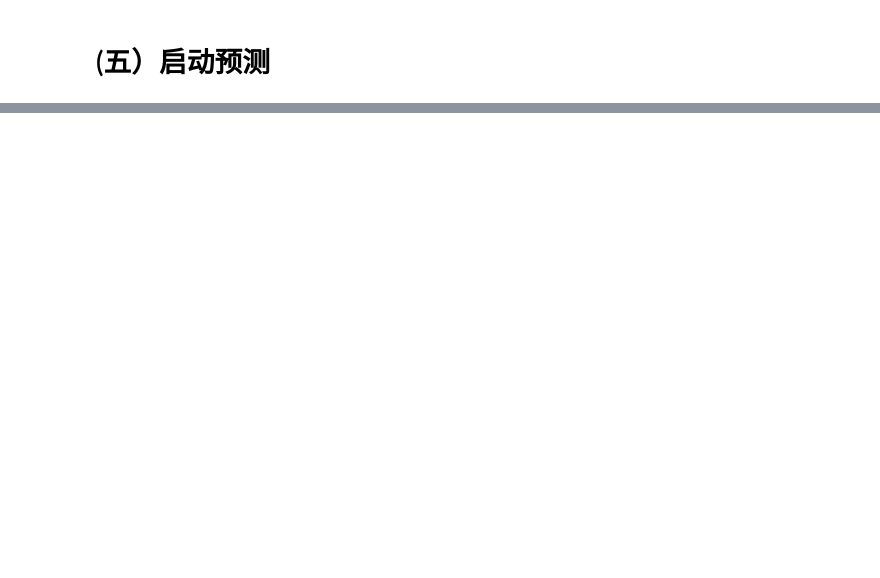
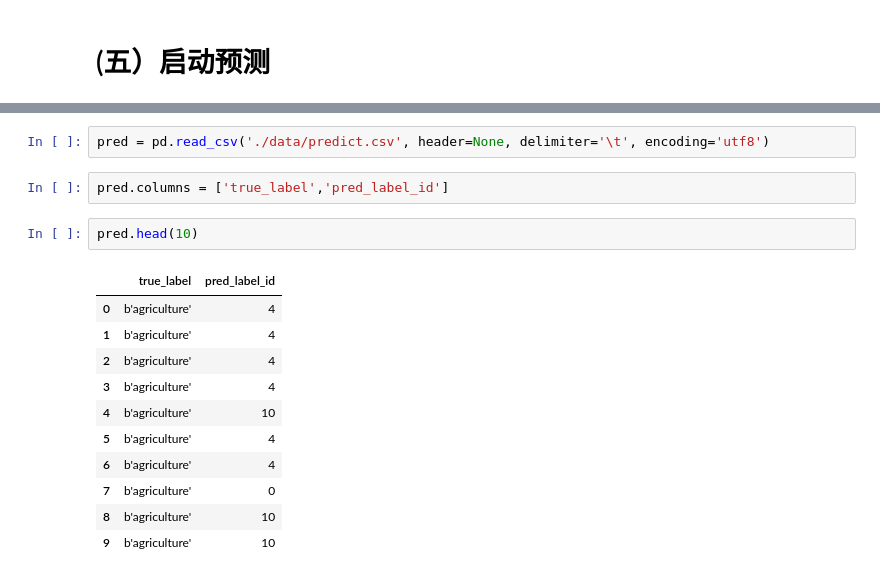
Before and after one commit to alibaba/EasyTransfer, a Jupyter notebook: examples/easytransfer-quick_start.ipynb, the cells around one changed output, grey strips where cells are left out. Drawn from its saved outputs; the diff is of its cells as text; blank space fills up the shorter version.

```diff
--- a/examples/easytransfer-quick_start.ipynb
+++ b/examples/easytransfer-quick_start.ipynb
@@ -289,0 +289,18 @@ ValueError: The passed save_path is not a valid checkpoint: model_dir/model.ckpt
+# %%
+pred = pd.read_csv('./data/predict.csv', header=None, delimiter='\t', encoding='utf8')
+# %%
+pred.columns = ['true_label','pred_label_id']
+# %%
+pred.head(10)
+# %% [output]
+|  | true_label | pred_label_id |
+| 0 | b'agriculture' | 4 |
+| 1 | b'agriculture' | 4 |
+| 2 | b'agriculture' | 4 |
+| 3 | b'agriculture' | 4 |
+| 4 | b'agriculture' | 10 |
+| 5 | b'agriculture' | 4 |
+| 6 | b'agriculture' | 4 |
+| 7 | b'agriculture' | 0 |
+| 8 | b'agriculture' | 10 |
+| 9 | b'agriculture' | 10 |
```
Also changed, not shown: parts of 7 cells of this notebook.
